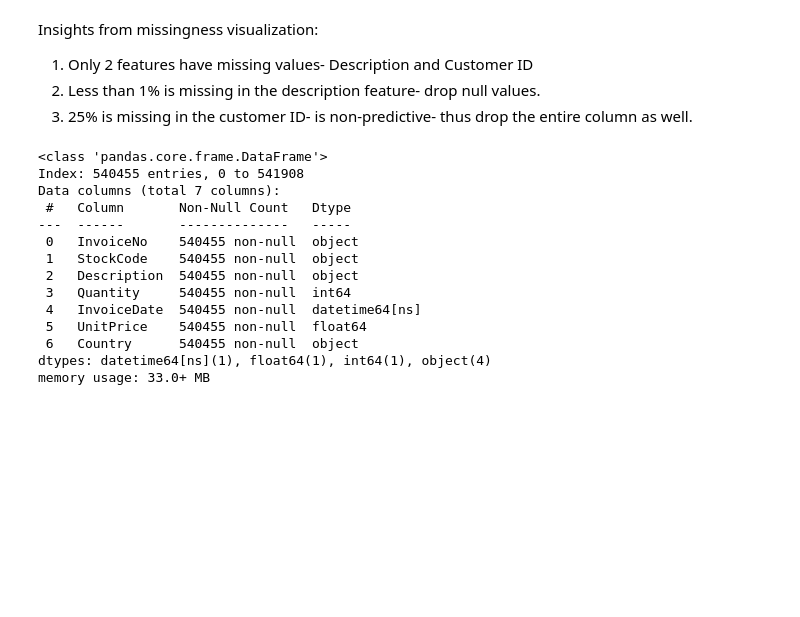
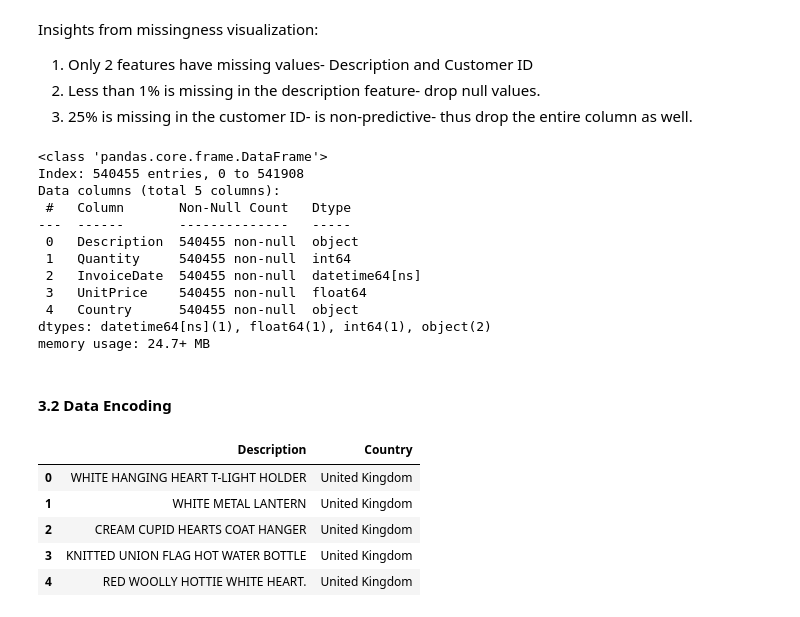
Before and after one commit to WamzMwangi/Unsupervised_Machine_Learning, a Jupyter notebook: Week2_Clustering/Customer_Segmentation_Project.ipynb, the cells around one changed output. Cells and saved outputs as stored; diff of their text form; code cells hidden in the pictures; blank space fills up the shorter version.

```diff
--- a/Week2_Clustering/Customer_Segmentation_Project.ipynb
+++ b/Week2_Clustering/Customer_Segmentation_Project.ipynb
@@ -101,20 +101,20 @@ Insights from missingness visualization:
 3. 25% is missing in the customer ID- is non-predictive- thus drop the entire column as well.
 # %%
 data.dropna(subset=['Description'],inplace=True)
-data.drop('CustomerID',axis=1, inplace=True)
+data.drop(['CustomerID', 'InvoiceNo','StockCode'],axis=1, inplace=True)
 data.info()
 # %% [output]
 <class 'pandas.core.frame.DataFrame'>
 Index: 540455 entries, 0 to 541908
-Data columns (total 7 columns):
+Data columns (total 5 columns):
  #   Column       Non-Null Count   Dtype
 ---  ------       --------------   -----
- 0   InvoiceNo    540455 non-null  object
- 1   StockCode    540455 non-null  object
- 2   Description  540455 non-null  object
- 3   Quantity     540455 non-null  int64
- 4   InvoiceDate  540455 non-null  datetime64[ns]
- 5   UnitPrice    540455 non-null  float64
- 6   Country      540455 non-null  object
-dtypes: datetime64[ns](1), float64(1), int64(1), object(4)
-memory usage: 33.0+ MB
+ 0   Description  540455 non-null  object
+ 1   Quantity     540455 non-null  int64
+ 2   InvoiceDate  540455 non-null  datetime64[ns]
+ 3   UnitPrice    540455 non-null  float64
+ 4   Country      540455 non-null  object
+dtypes: datetime64[ns](1), float64(1), int64(1), object(2)
+memory usage: 24.7+ MB
+# %% [markdown]
+#### 3.2 Data Encoding
@@ -120,0 +127,9 @@ memory usage: 33.0+ MB
+# %%
+cat_df.head()
+# %% [output]
+|  | Description | Country |
+| 0 | WHITE HANGING HEART T-LIGHT HOLDER | United Kingdom |
+| 1 | WHITE METAL LANTERN | United Kingdom |
+| 2 | CREAM CUPID HEARTS COAT HANGER | United Kingdom |
+| 3 | KNITTED UNION FLAG HOT WATER BOTTLE | United Kingdom |
+| 4 | RED WOOLLY HOTTIE WHITE HEART. | United Kingdom |
```
Also changed, not shown: parts of 7 cells of this notebook.
